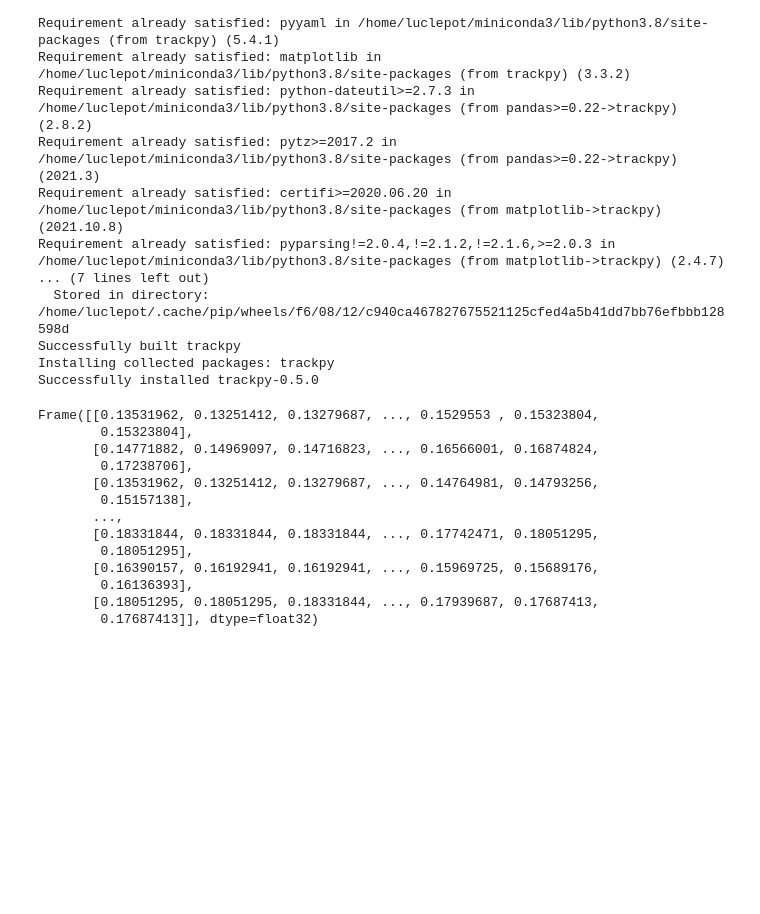
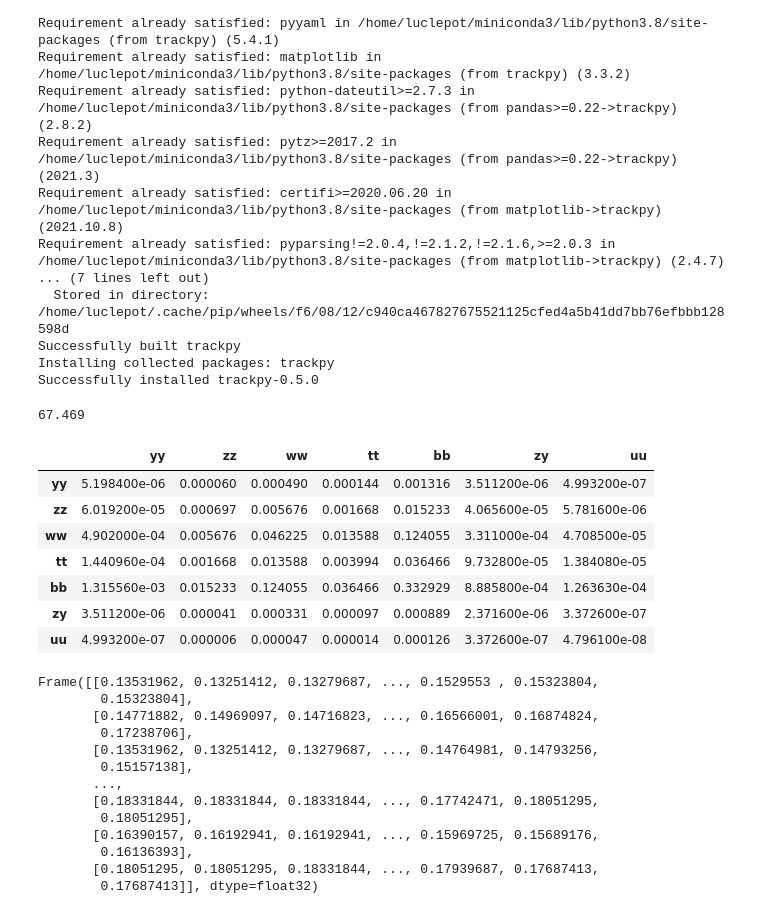
Before and after one commit to luclepot/brownian_motion_analysis, a Jupyter notebook: analysis.ipynb, the cells around one changed output. Drawn from its saved outputs; the diff is of its cells as text; code cells hidden in the pictures; blank space fills up the shorter version.

```diff
--- a/analysis.ipynb
+++ b/analysis.ipynb
@@ -39,6 +39,23 @@ Requirement already satisfied: pyparsing!=2.0.4,!=2.1.2,!=2.1.6,>=2.0.3 in /home
 Successfully built trackpy
 Installing collected packages: trackpy
 Successfully installed trackpy-0.5.0
+# %%
+hadrons.sum().sum()
+# %% [output]
+67.469
+# %%
+decays = pd.Series([2.28e-3, 2.64e-2, 2.15e-1,6.32e-2,5.77e-1,1.54e-3,2.19e-4], index=['yy', 'zz', 'ww', 'tt', 'bb', 'zy', 'uu'])
+
+decays.to_frame().dot(decays.to_frame().T)
+# %% [output]
+|  | yy | zz | ww | tt | bb | zy | uu |
+| yy | 5.198400e-06 | 0.000060 | 0.000490 | 0.000144 | 0.001316 | 3.511200e-06 | 4.993200e-07 |
+| zz | 6.019200e-05 | 0.000697 | 0.005676 | 0.001668 | 0.015233 | 4.065600e-05 | 5.781600e-06 |
+| ww | 4.902000e-04 | 0.005676 | 0.046225 | 0.013588 | 0.124055 | 3.311000e-04 | 4.708500e-05 |
+| tt | 1.440960e-04 | 0.001668 | 0.013588 | 0.003994 | 0.036466 | 9.732800e-05 | 1.384080e-05 |
+| bb | 1.315560e-03 | 0.015233 | 0.124055 | 0.036466 | 0.332929 | 8.885800e-04 | 1.263630e-04 |
+| zy | 3.511200e-06 | 0.000041 | 0.000331 | 0.000097 | 0.000889 | 2.371600e-06 | 3.372600e-07 |
+| uu | 4.993200e-07 | 0.000006 | 0.000047 | 0.000014 | 0.000126 | 3.372600e-07 | 4.796100e-08 |
 # %%
 import trackpy as tp
 import pims
```
Also changed, not shown: 4 other files.
